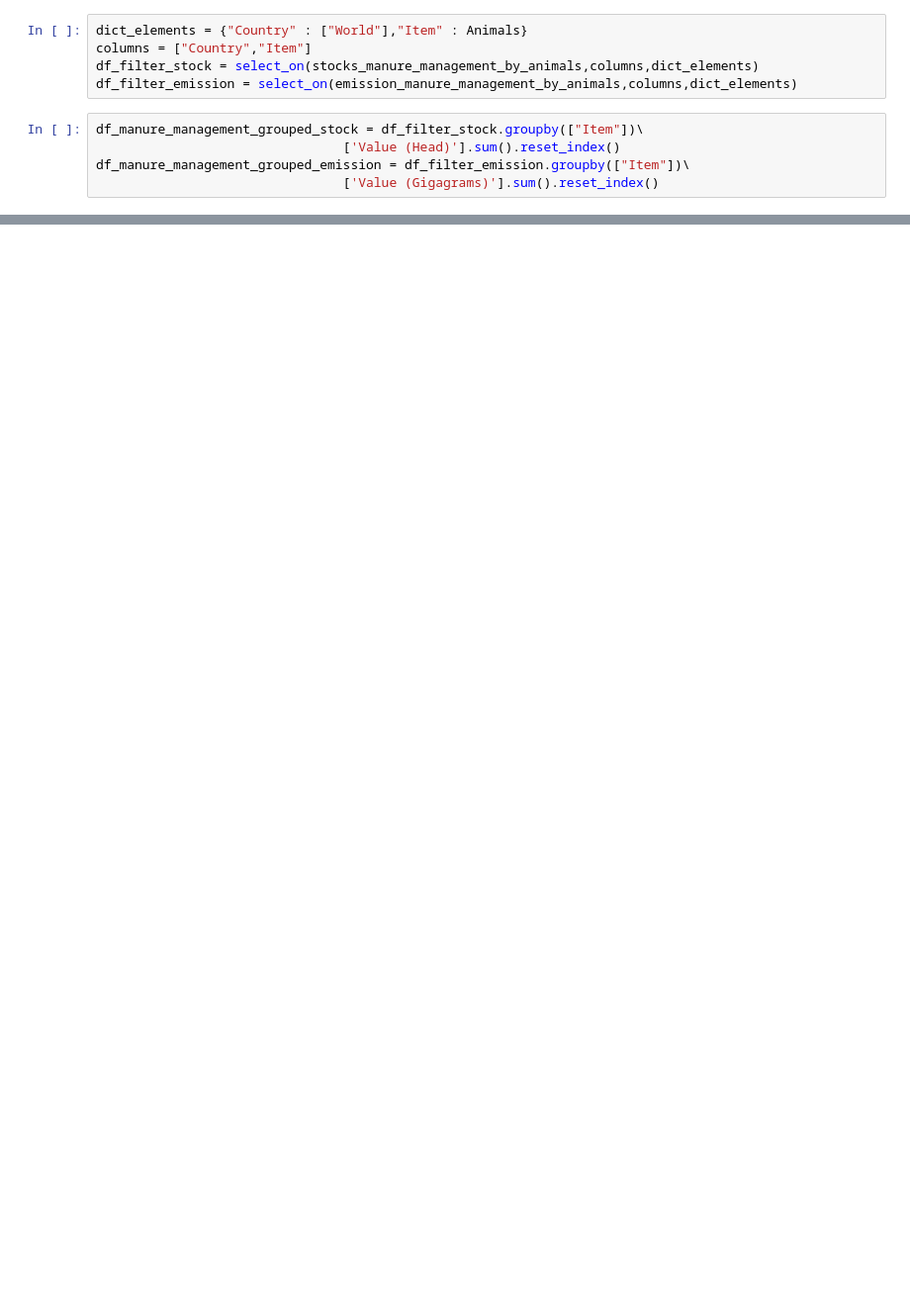
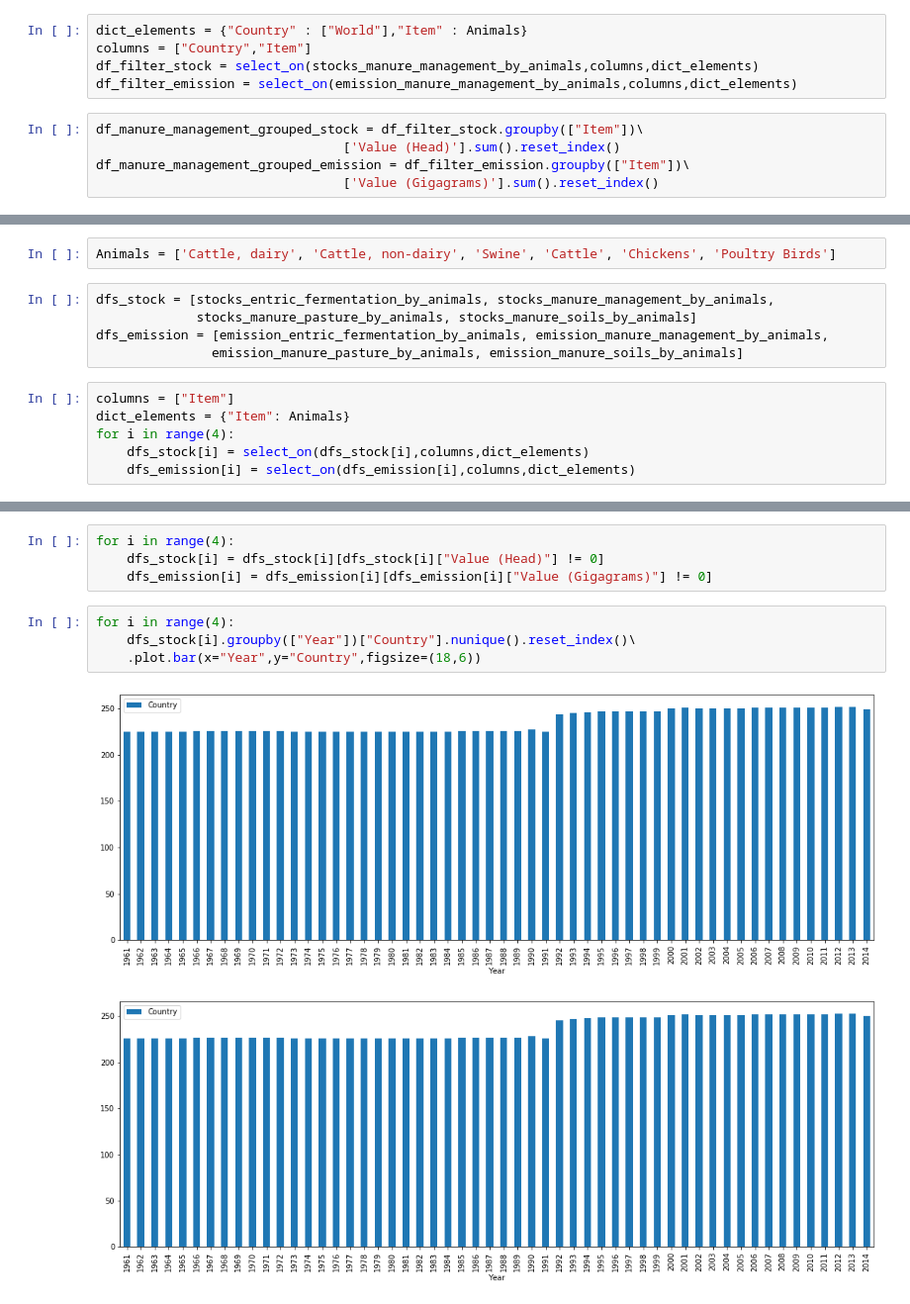
Before and after one commit to OthmanSefraoui/Data_story, a Jupyter notebook: Data_exploration.ipynb, the cells around one changed output, grey strips where cells are left out. Shown at 99% size. Cells and saved outputs as stored; diff of their text form; blank space fills up the shorter version.

```diff
--- a/Data_exploration.ipynb
+++ b/Data_exploration.ipynb
@@ -728,0 +760,13 @@ def select_on(df, columns, dict_elements):
+# %%
+Animals = ['Cattle, dairy', 'Cattle, non-dairy', 'Swine', 'Cattle', 'Chickens', 'Poultry Birds']
+# %%
+dfs_stock = [stocks_entric_fermentation_by_animals, stocks_manure_management_by_animals,
+             stocks_manure_pasture_by_animals, stocks_manure_soils_by_animals]
+dfs_emission = [emission_entric_fermentation_by_animals, emission_manure_management_by_animals,
+               emission_manure_pasture_by_animals, emission_manure_soils_by_animals]
+# %%
+columns = ["Item"]
+dict_elements = {"Item": Animals}
+for i in range(4):
+    dfs_stock[i] = select_on(dfs_stock[i],columns,dict_elements)
+    dfs_emission[i] = select_on(dfs_emission[i],columns,dict_elements)
@@ -728,0 +789,11 @@ def select_on(df, columns, dict_elements):
+# %%
+for i in range(4):
+    dfs_stock[i] = dfs_stock[i][dfs_stock[i]["Value (Head)"] != 0]
+    dfs_emission[i] = dfs_emission[i][dfs_emission[i]["Value (Gigagrams)"] != 0]
+# %%
+for i in range(4):
+    dfs_stock[i].groupby(["Year"])["Country"].nunique().reset_index()\
+    .plot.bar(x="Year",y="Country",figsize=(18,6))
+# %% [output]
+[figure, added]
+[figure, added]
```
Also changed, not shown: parts of 10 cells of this notebook.
